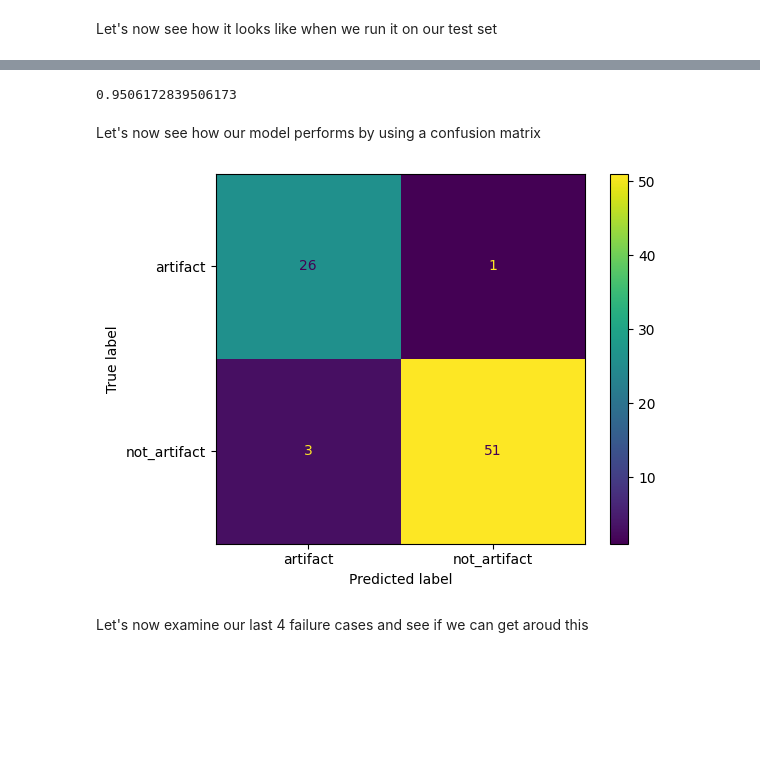
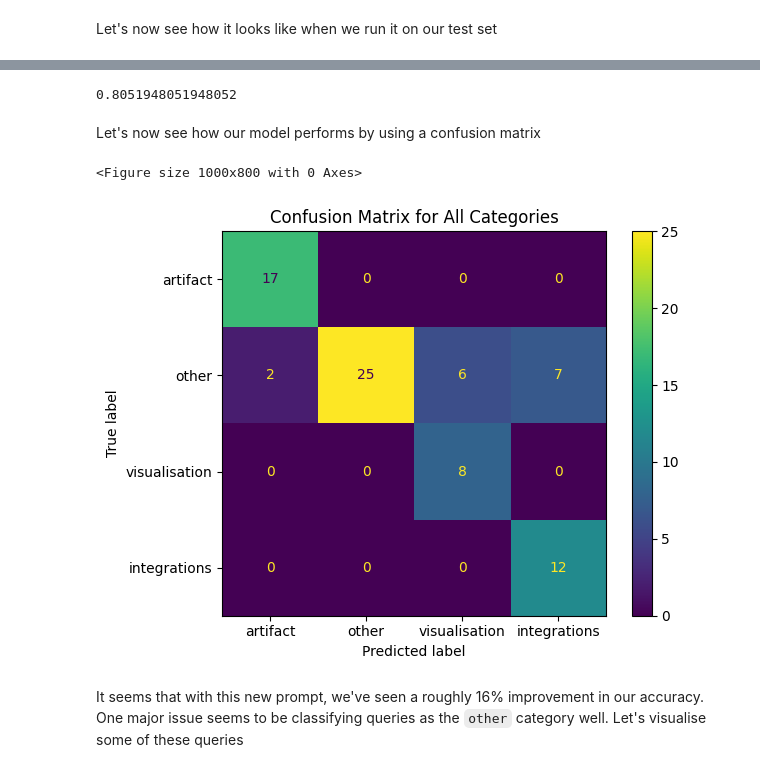
Before and after one commit to 567-labs/how-to-look-at-data, a Jupyter notebook: 3. Classifiers.ipynb, the cells around one changed output, grey strips where cells are left out. Saved outputs shown, nothing was run; the diff lists cells and outputs as text; code cells hidden in the pictures; blank space fills up the shorter version.

```diff
--- a/3. Classifiers.ipynb
+++ b/3. Classifiers.ipynb
@@ -477,41 +419,39 @@ Your job is to look closely at the user query and the retrieved document to dete
 # %%
 client = instructor.from_openai(OpenAI())
-classifier = (
-    Classifier(classification_def).with_client(client).with_model("gpt-4.1-mini")
+classifier_v2 = (
+    Classifier(classification_def_w_system_prompt).with_client(client).with_model("gpt-4.1-mini")
 )
-# %%
-def predict_and_evaluate(classifier, texts, labels):
-    predictions = classifier.batch_predict(texts)
-    return {
-        "accuracy": sum(pred.label == label for pred, label in zip(predictions, labels))
-        / len(predictions),
-        "confusion_matrix": confusion_matrix(
-            labels, [p.label for p in predictions], labels=["artifact", "not_artifact"]
-        ),
-        "queries": texts,
-        "labels": labels,
-        "predictions": [p.label for p in predictions],
-    }
-
-
-predictions = predict_and_evaluate(classifier, val_text, val_labels)
-predictions["accuracy"]
-# %% [output]
-0.9506172839506173
+# %%
+predictions_system_prompt = predict_and_evaluate(classifier_v2, val_text, val_labels)
+predictions_system_prompt["accuracy"]
+# %% [output]
+0.8051948051948052
 # %% [markdown]
 Let's now see how our model performs by using a confusion matrix
-# %%
-import matplotlib.pyplot as plt
-from sklearn.metrics import ConfusionMatrixDisplay
-
-disp = ConfusionMatrixDisplay(
-    confusion_matrix=predictions["confusion_matrix"],
-    display_labels=["artifact", "not_artifact"],
-)
-disp.plot()
-plt.show()
-# %% [output]
-[figure, removed]
-# %% [markdown]
-Let's now examine our last 4 failure cases and see if we can get aroud this
+# %%
+import matplotlib.pyplot as plt
+from sklearn.metrics import ConfusionMatrixDisplay
+
+# Get unique labels
+unique_labels = ["artifact", "other", "visualisation", "integrations"]
+
+# Convert predictions and true labels to label indices
+y_true = [unique_labels.index(label) for label in predictions_system_prompt["labels"]]
+y_pred = [unique_labels.index(label) for label in predictions_system_prompt["predictions"]]
+
+# Calculate single confusion matrix for all categories
+conf_matrix = confusion_matrix(y_true, y_pred)
+
+# Plot confusion matrix
+plt.figure(figsize=(10, 8))
+disp = ConfusionMatrixDisplay(confusion_matrix=conf_matrix, display_labels=unique_labels)
+disp.plot()
+plt.title('Confusion Matrix for All Categories')
+plt.tight_layout()
+plt.show()
+# %% [output]
+<Figure size 1000x800 with 0 Axes>
+[figure, added]
+# %% [markdown]
+It seems that with this new prompt, we've seen a roughly 16% improvement in our accuracy. One major issue seems to be classifying queries as the `other` category well. Let's visualise some of these queries
 # %%
```
Also changed, not shown: parts of 43 cells of this notebook.
